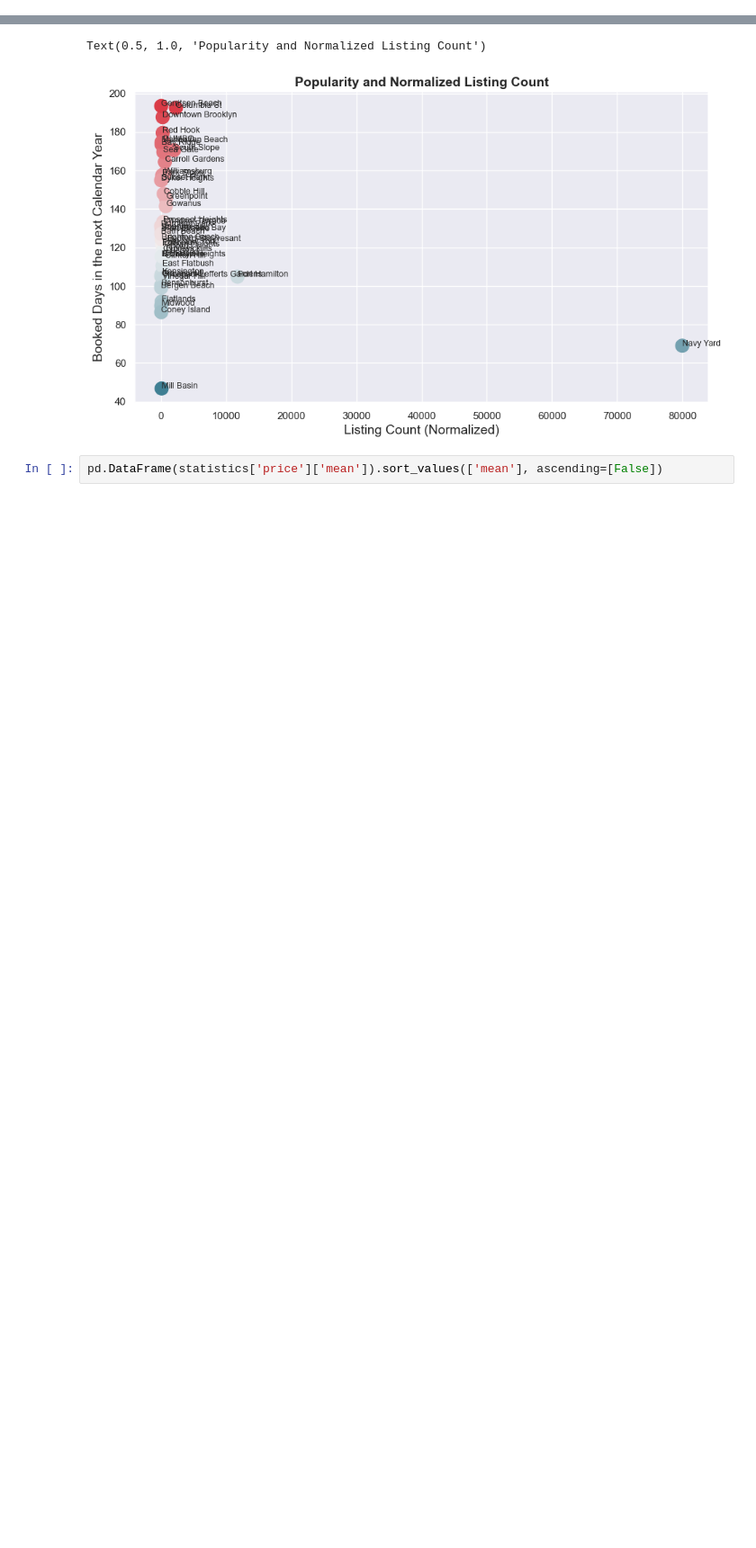
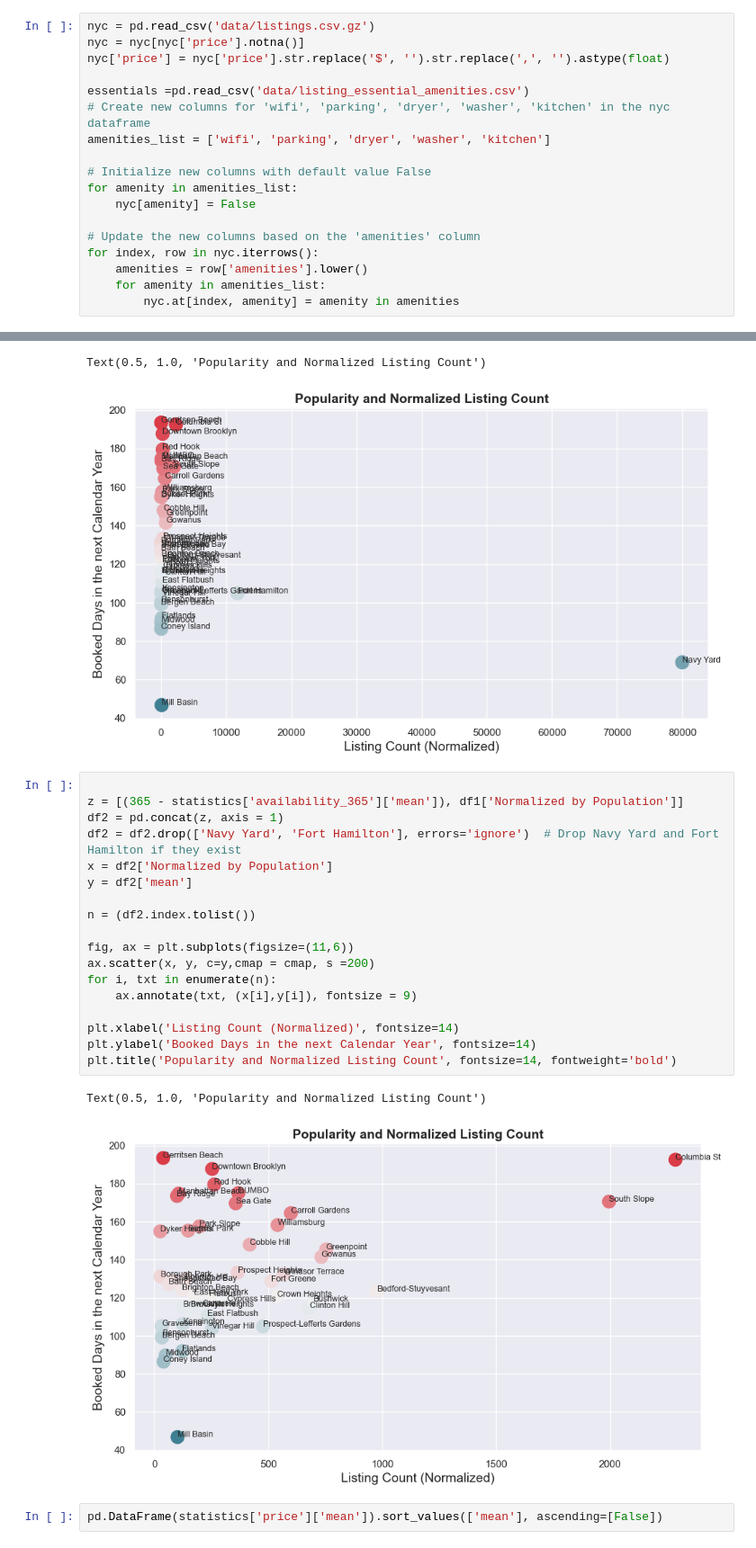
Before and after one commit to KidQuant/FA541Project, a Jupyter notebook: airbnb_analysis.ipynb, the cells around one changed output, grey strips where cells are left out. Shown at 90% size. Saved outputs shown, nothing was run; the diff lists cells and outputs as text; blank space fills up the shorter version.

```diff
--- a/airbnb_analysis.ipynb
+++ b/airbnb_analysis.ipynb
@@ -29,4 +30,22 @@ def get_stats(location):
 def reorder(location):
     new = location.set_index('location', append = True).unstack(0)
     return new
+# %%
+nyc = pd.read_csv('data/listings.csv.gz')
+nyc = nyc[nyc['price'].notna()]
+nyc['price'] = nyc['price'].str.replace('$', '').str.replace(',', '').astype(float)
+
+essentials =pd.read_csv('data/listing_essential_amenities.csv')
+# Create new columns for 'wifi', 'parking', 'dryer', 'washer', 'kitchen' in the nyc dataframe
+amenities_list = ['wifi', 'parking', 'dryer', 'washer', 'kitchen']
+
+# Initialize new columns with default value False
+for amenity in amenities_list:
+    nyc[amenity] = False
+
+# Update the new columns based on the 'amenities' column
+for index, row in nyc.iterrows():
+    amenities = row['amenities'].lower()
+    for amenity in amenities_list:
+        nyc.at[index, amenity] = amenity in amenities
 # %%
@@ -228,6 +244,27 @@ plt.title('Popularity and Normalized Listing Count', fontsize=14, fontweight='bo
 # %% [output]
 Text(0.5, 1.0, 'Popularity and Normalized Listing Count')
 [figure]
+# %%
+
+z = [(365 - statistics['availability_365']['mean']), df1['Normalized by Population']]
+df2 = pd.concat(z, axis = 1)
+df2 = df2.drop(['Navy Yard', 'Fort Hamilton'], errors='ignore')  # Drop Navy Yard and Fort Hamilton if they exist
+x = df2['Normalized by Population']
+y = df2['mean']
+
+n = (df2.index.tolist())
+
+fig, ax = plt.subplots(figsize=(11,6))
+ax.scatter(x, y, c=y,cmap = cmap, s =200)
+for i, txt in enumerate(n):
+    ax.annotate(txt, (x[i],y[i]), fontsize = 9)
+
+plt.xlabel('Listing Count (Normalized)', fontsize=14)
+plt.ylabel('Booked Days in the next Calendar Year', fontsize=14)
+plt.title('Popularity and Normalized Listing Count', fontsize=14, fontweight='bold')
+# %% [output]
+Text(0.5, 1.0, 'Popularity and Normalized Listing Count')
+[figure, added]
 # %%
 pd.DataFrame(statistics['price']['mean']).sort_values(['mean'], ascending=[False])
 # %% [output]
```
Also changed, not shown: parts of 38 cells of this notebook, 54 other files.
